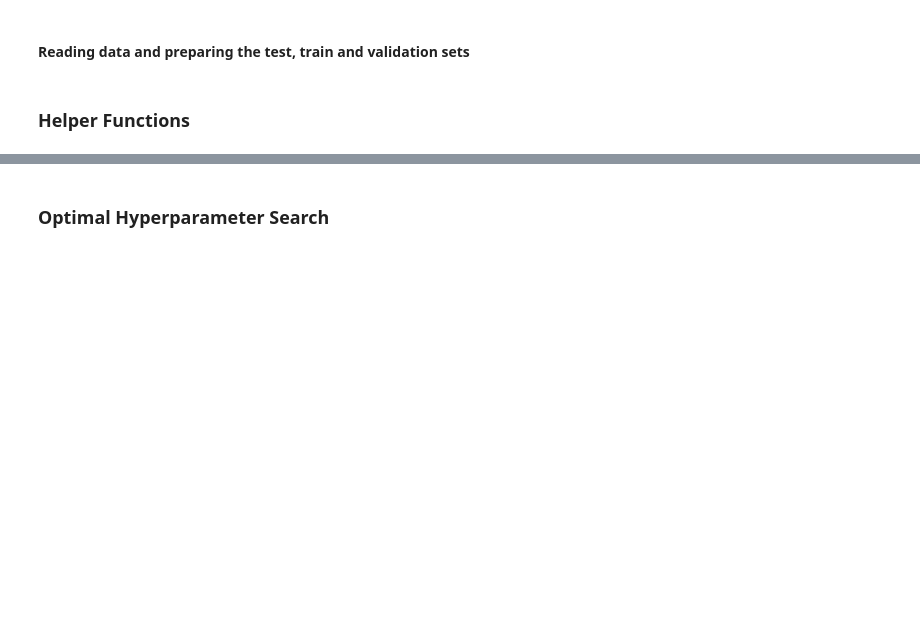
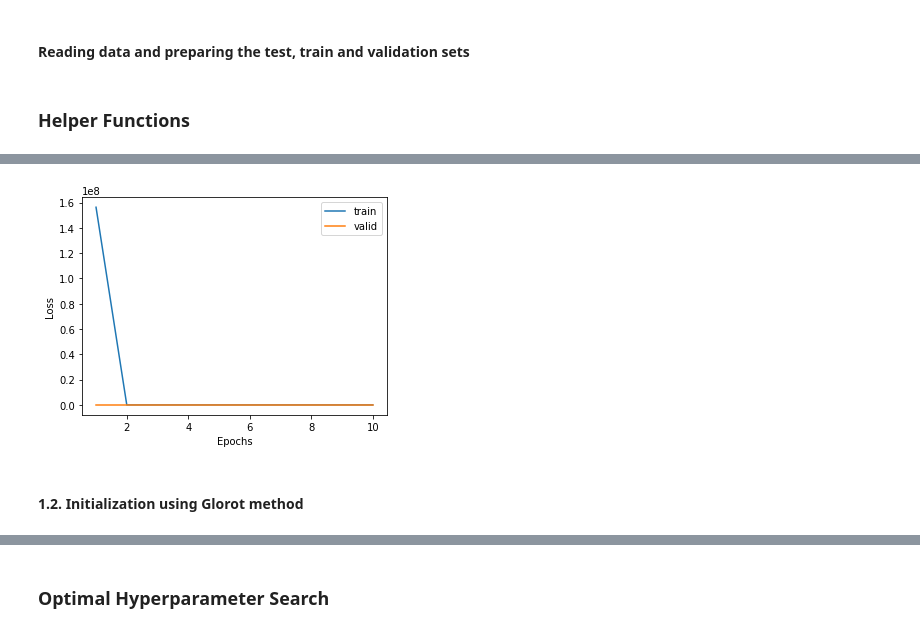
Before and after one commit to Toory465/IFT6135, a Jupyter notebook: Part1_Python_NN/Part1_Python_NN.ipynb, the cells around one changed output, grey strips where cells are left out. Cells and saved outputs as stored; diff of their text form; code cells hidden in the pictures; blank space fills up the shorter version.

Commit message:
done with experiments

```diff
--- a/Part1_Python_NN/Part1_Python_NN.ipynb
+++ b/Part1_Python_NN/Part1_Python_NN.ipynb
@@ -195,0 +215,14 @@ def accuracy(scores, labels):
+# %%
+# Initiate hyperparameters
+hparams = {'init_method': 'Normal',
+           'lr': 1e-1,
+           'weight_decay': 1e-3,
+           'num_epochs': 10}
+
+# Initialize NN object
+nn = NN(mode='train', datapath='./mnist.npz', hidden_dims=(512, 512), hparams=hparams,
+        model_path='Params.pkl')
+
+# Start training
+train_history = nn.train()
+print('Training done!')
@@ -195,0 +237,6 @@ def accuracy(scores, labels):
+# %%
+historyPlt(train_history)
+# %% [output]
+[figure, added]
+# %% [markdown]
+####  1.2. Initialization using Glorot method
```
Also changed, not shown: parts of 39 cells of this notebook, 1 other file.
